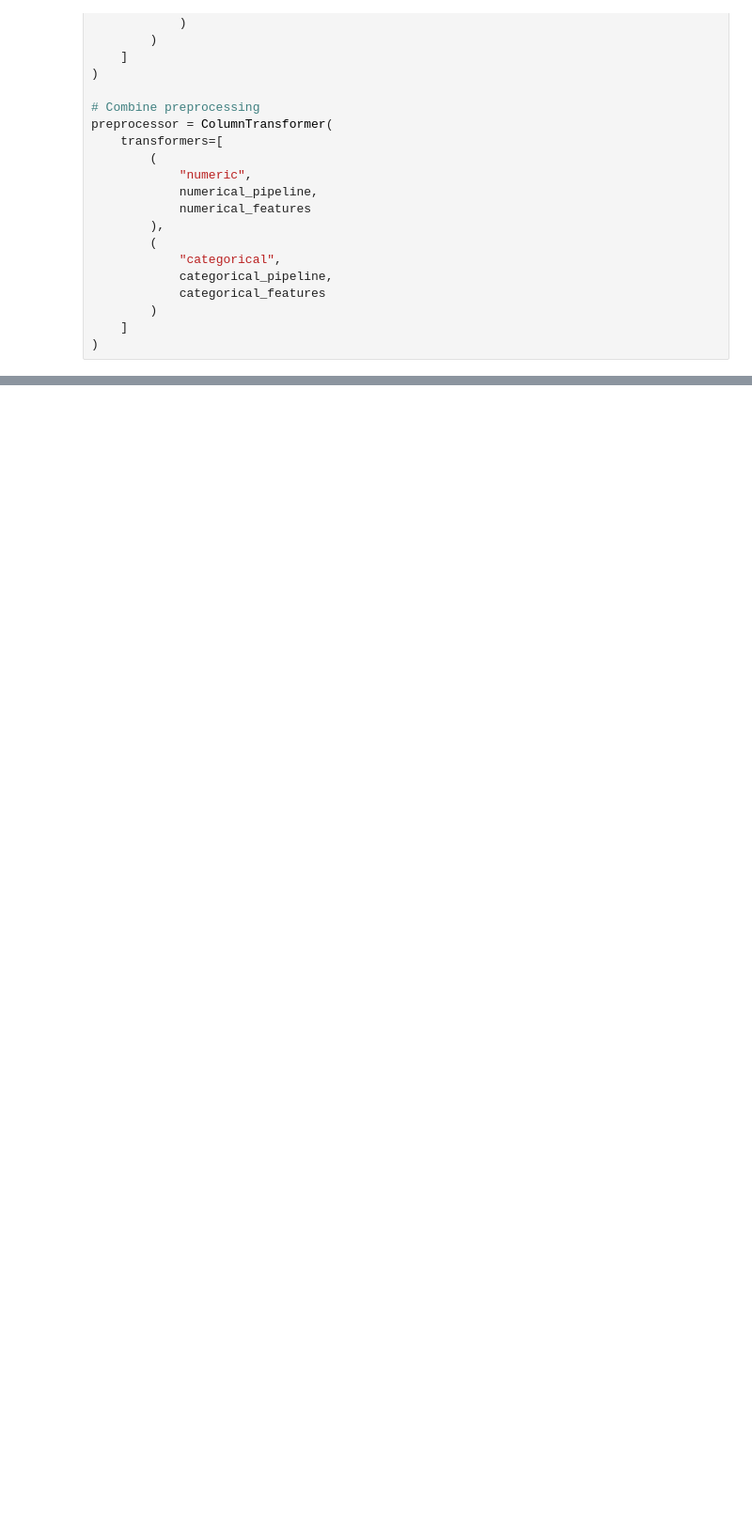
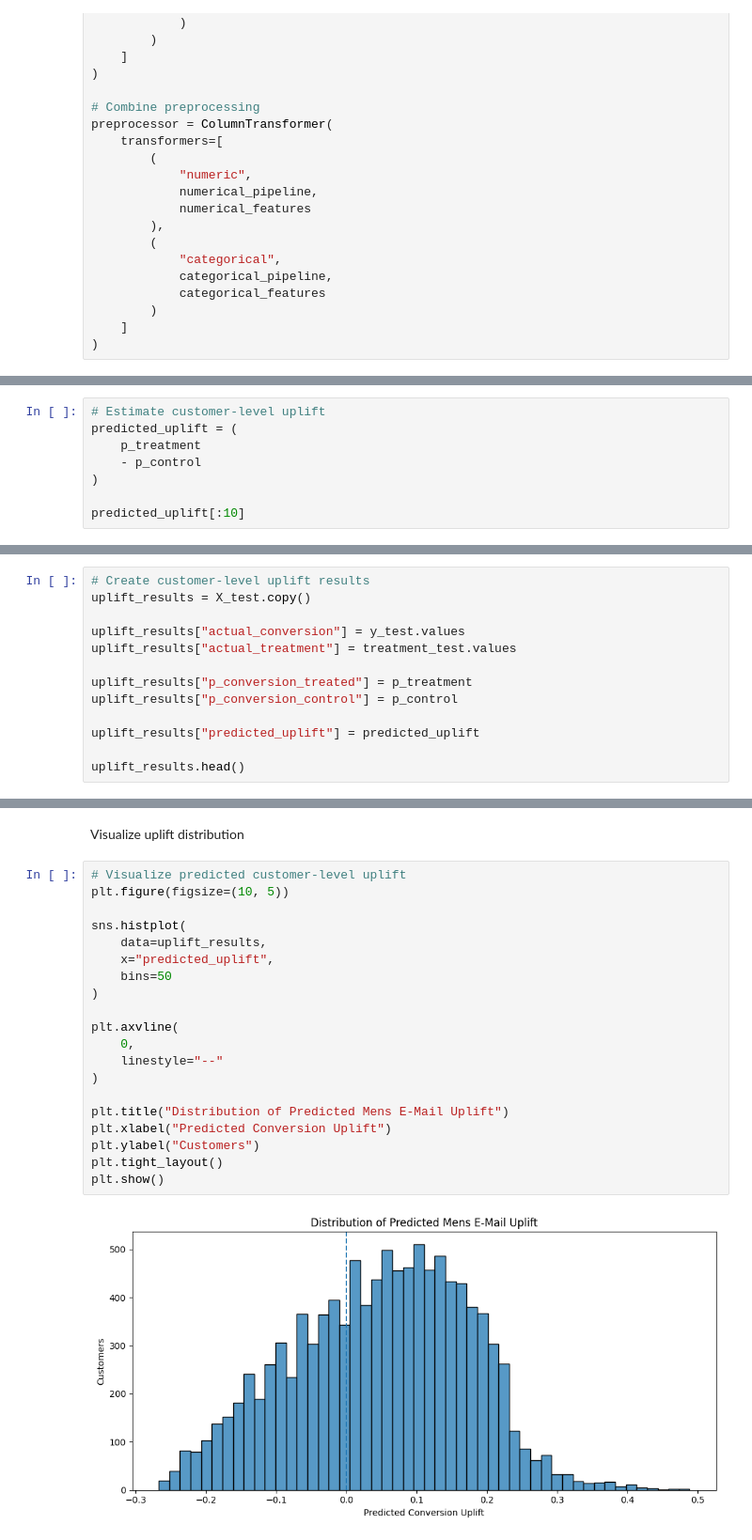
Before and after one commit to Phiziics/Product_ml, a Jupyter notebook: ab_testing/hillstrom-ab-testing/notebooks/03_uplift_modeling.ipynb, the cells around one changed output, grey strips where cells are left out. Shown at 94% size. Saved outputs shown, nothing was run; the diff lists cells and outputs as text; blank space fills up the shorter version.

Commit message:
updated uplift nb

```diff
--- a/ab_testing/hillstrom-ab-testing/notebooks/03_uplift_modeling.ipynb
+++ b/ab_testing/hillstrom-ab-testing/notebooks/03_uplift_modeling.ipynb
@@ -347,0 +485,8 @@ preprocessor = ColumnTransformer(
+# %%
+# Estimate customer-level uplift
+predicted_uplift = (
+    p_treatment
+    - p_control
+)
+
+predicted_uplift[:10]
@@ -347,0 +496,13 @@ preprocessor = ColumnTransformer(
+# %%
+# Create customer-level uplift results
+uplift_results = X_test.copy()
+
+uplift_results["actual_conversion"] = y_test.values
+uplift_results["actual_treatment"] = treatment_test.values
+
+uplift_results["p_conversion_treated"] = p_treatment
+uplift_results["p_conversion_control"] = p_control
+
+uplift_results["predicted_uplift"] = predicted_uplift
+
+uplift_results.head()
@@ -347,0 +531,24 @@ preprocessor = ColumnTransformer(
+# %% [markdown]
+Visualize uplift distribution
+# %%
+# Visualize predicted customer-level uplift
+plt.figure(figsize=(10, 5))
+
+sns.histplot(
+    data=uplift_results,
+    x="predicted_uplift",
+    bins=50
+)
+
+plt.axvline(
+    0,
+    linestyle="--"
+)
+
+plt.title("Distribution of Predicted Mens E-Mail Uplift")
+plt.xlabel("Predicted Conversion Uplift")
+plt.ylabel("Customers")
+plt.tight_layout()
+plt.show()
+# %% [output]
+[figure, added]
```
Also changed, not shown: parts of 32 cells of this notebook.
